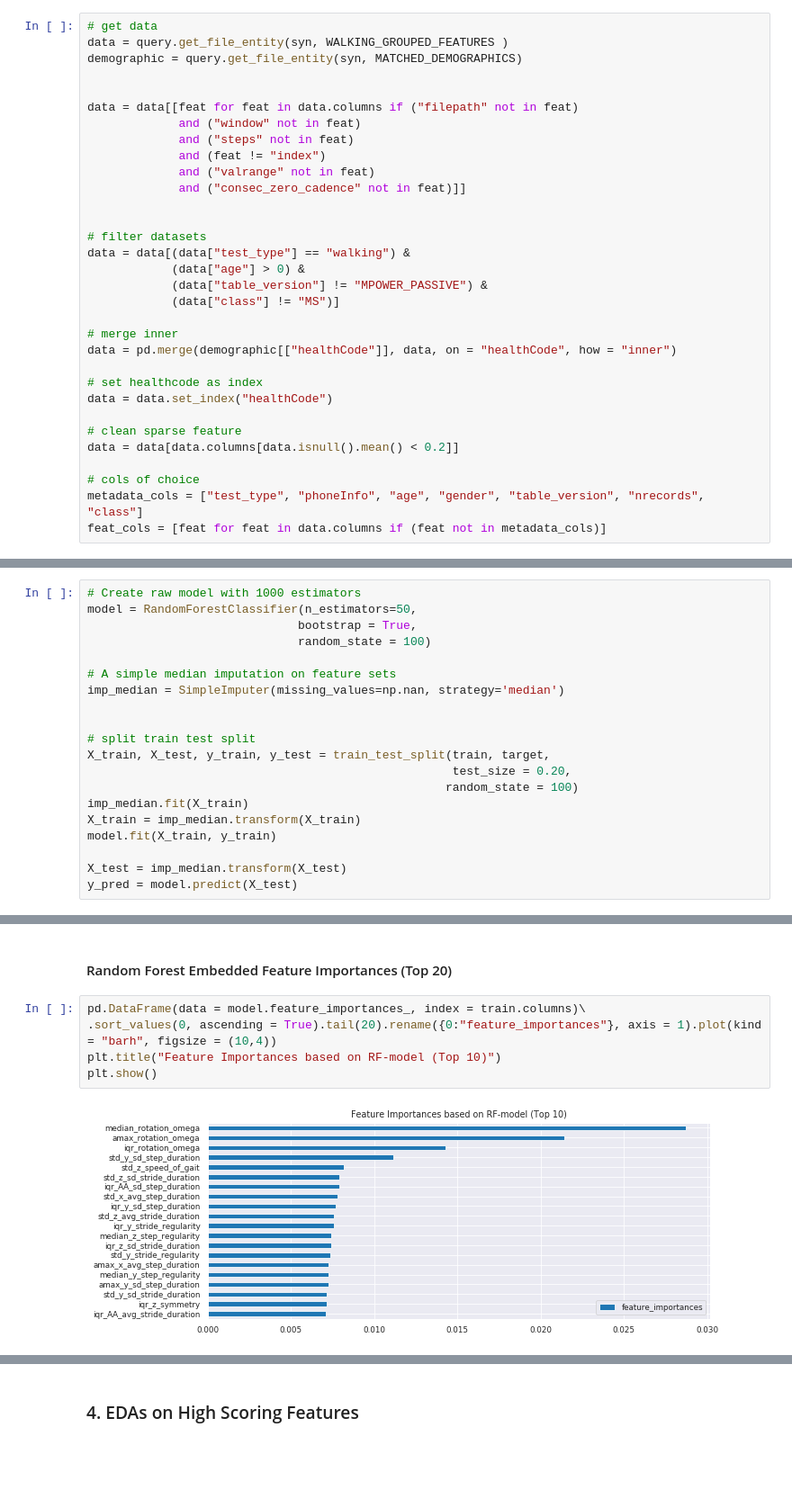
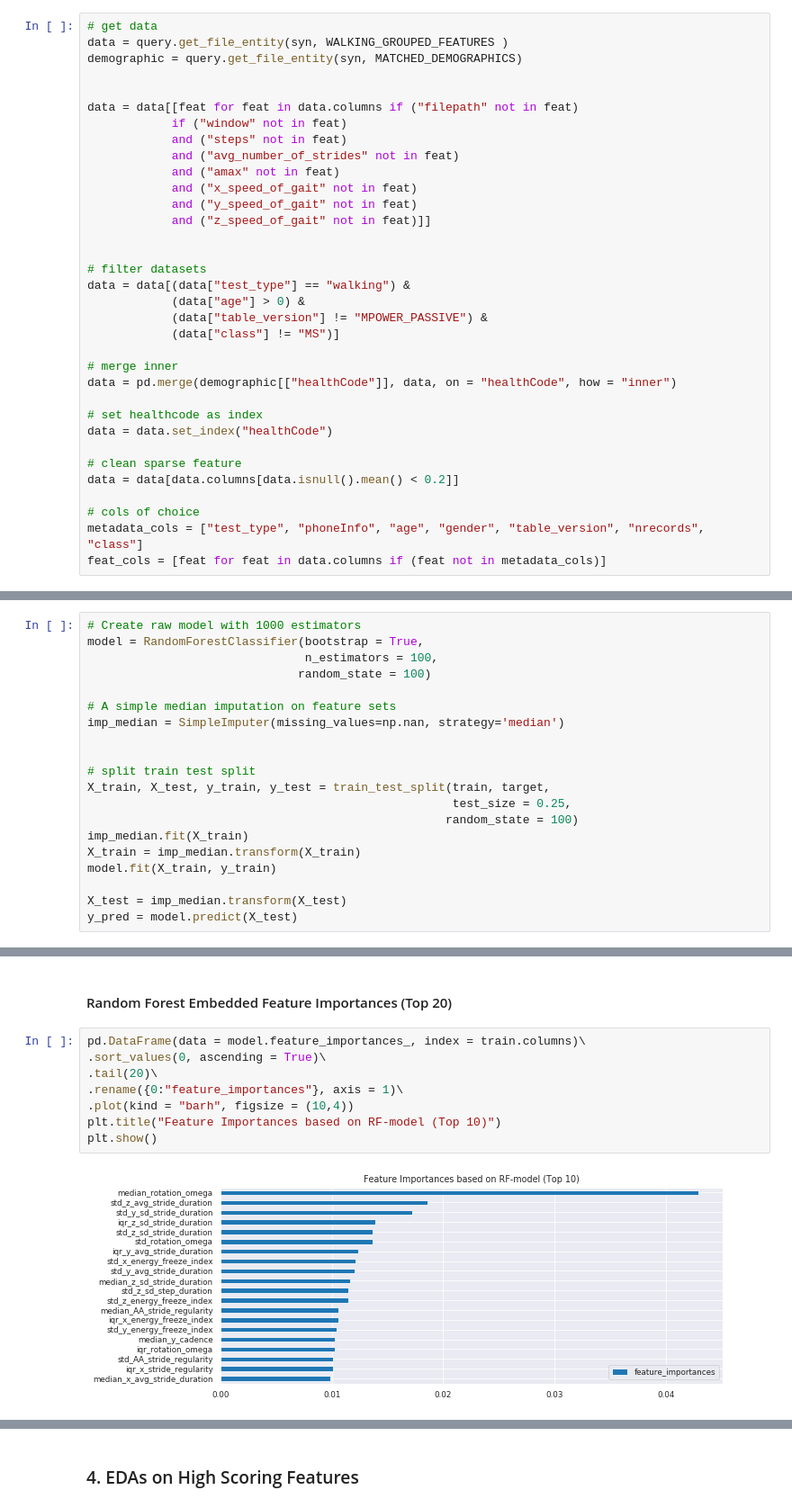
Before and after one commit to arytontediarjo/mpower-gait-analysis, a Jupyter notebook: notebooks/02a.gait-feature-analysis.ipynb, the cells around one changed output, grey strips where cells are left out. Shown at 90% size. Saved outputs shown, nothing was run; the diff lists cells and outputs as text; blank space fills up the shorter version.

```diff
--- a/notebooks/02a.gait-feature-analysis.ipynb
+++ b/notebooks/02a.gait-feature-analysis.ipynb
@@ -153,11 +149,13 @@ demographic = query.get_file_entity(syn, MATCHED_DEMOGRAPHICS)
 
 
 data = data[[feat for feat in data.columns if ("filepath" not in feat)
-             and ("window" not in feat)
-             and ("steps" not in feat)
-             and (feat != "index")
-             and ("valrange" not in feat)
-             and ("consec_zero_cadence" not in feat)]]
+            if ("window" not in feat)
+            and ("steps" not in feat)
+            and ("avg_number_of_strides" not in feat)
+            and ("amax" not in feat)
+            and ("x_speed_of_gait" not in feat)
+            and ("y_speed_of_gait" not in feat)
+            and ("z_speed_of_gait" not in feat)]]
 
 
 # filter datasets
@@ -189,8 +187,8 @@ train = data[feat_cols]
 target = data["class"].map({"PD":1, "control":0})
 # %%
 # Create raw model with 1000 estimators
-model = RandomForestClassifier(n_estimators=50,
-                              bootstrap = True,
+model = RandomForestClassifier(bootstrap = True,
+                               n_estimators = 100,
                               random_state = 100)
 
 # A simple median imputation on feature sets
@@ -199,7 +197,7 @@ imp_median = SimpleImputer(missing_values=np.nan, strategy='median')
 
 # split train test split
 X_train, X_test, y_train, y_test = train_test_split(train, target,
-                                                    test_size = 0.20,
+                                                    test_size = 0.25,
                                                    random_state = 100)
 imp_median.fit(X_train)
 X_train = imp_median.transform(X_train)
@@ -262,8 +260,11 @@ The current base model shows that the model is still not able to perfectly separ
 #### Random Forest Embedded Feature Importances (Top 20)
 # %%
 pd.DataFrame(data = model.feature_importances_, index = train.columns)\
-.sort_values(0, ascending = True).tail(20).rename({0:"feature_importances"}, axis = 1).plot(kind = "barh", figsize = (10,4))
+.sort_values(0, ascending = True)\
+.tail(20)\
+.rename({0:"feature_importances"}, axis = 1)\
+.plot(kind = "barh", figsize = (10,4))
 plt.title("Feature Importances based on RF-model (Top 10)")
 plt.show()
 # %% [output]
-[figure, old version]
+[figure, new version]
```
Also changed, not shown: parts of 24 cells of this notebook, 3 other files.
